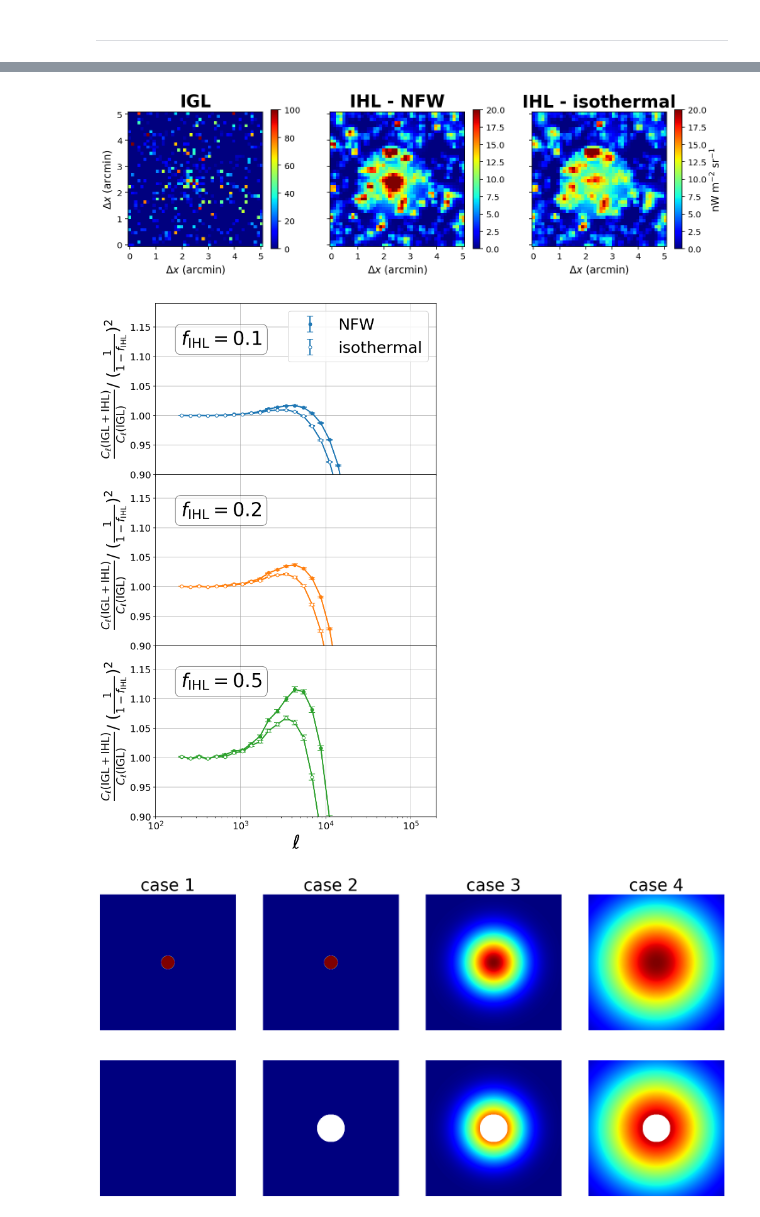
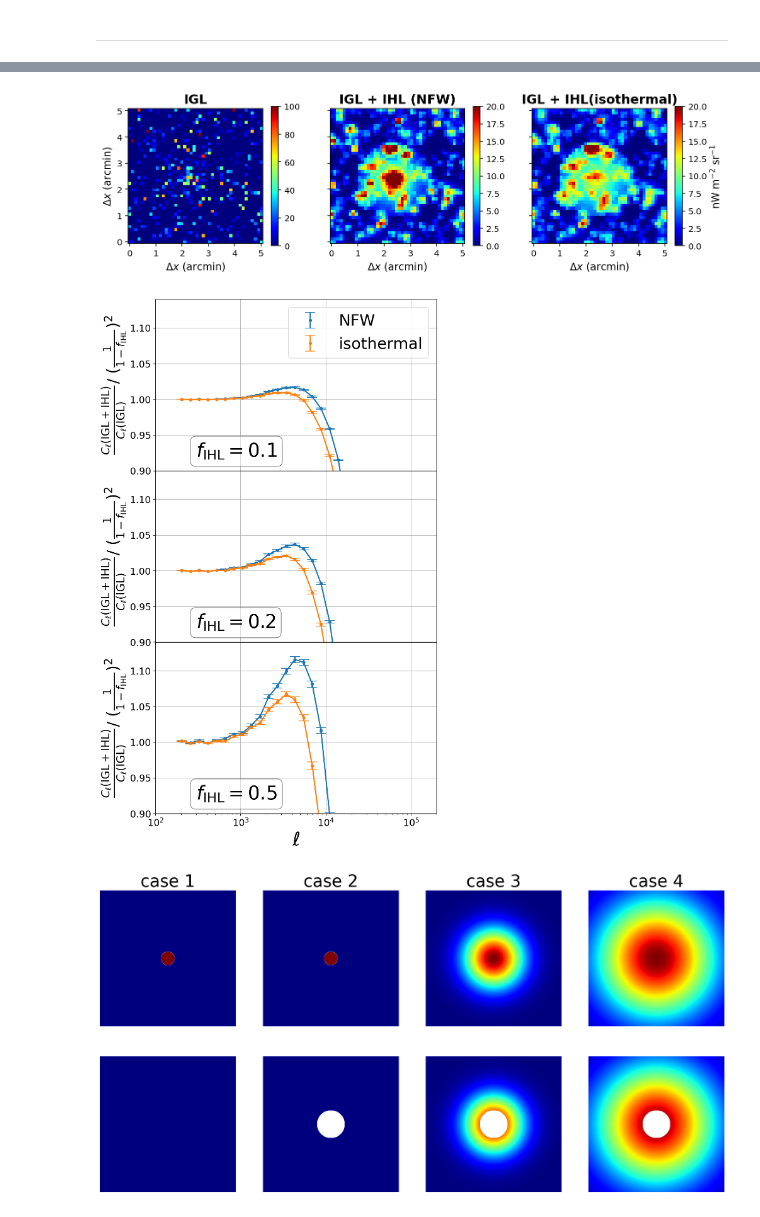
Before and after one commit to yuntingcheng/python_ciber, a Jupyter notebook: stack_modelfit/MICECAT_paperfigs.ipynb, the cells around one changed output, grey strips where cells are left out. Cells and saved outputs as stored; diff of their text form; code cells hidden in the pictures.

```diff
--- a/stack_modelfit/MICECAT_paperfigs.ipynb
+++ b/stack_modelfit/MICECAT_paperfigs.ipynb
@@ -227,6 +449,7 @@ for i, m_th in enumerate([-np.inf,18,20]):
 
     ax[i].loglog(l, Dla_fit - Dl2_fit,'C0', lw=3, label='1H (clus)')
 
+    ax[i].axvline(np.pi/((15*u.arcsec).to(u.rad).value), c='k', ls='--', lw=2)
     ax[i].set_ylim([3e-2,3e2])
     ax[i].set_xlim([1e2,2e5])
     ax[i].tick_params(labelsize=15)
@@ -283,13 +506,16 @@ for i, iz in enumerate([2,6]):
     ax[i].set_xlim([1e2,2e5])
     ax[i].tick_params(labelsize=15)
     ax[i].grid()
-    ax[i].text(1.1e2, 2e-1, '{} < z < {}'.format(zmin, zmax), fontsize=25)
-ax[0].legend(fontsize=15, loc=4)
+    ax[i].text(1.1e4, 1.5e-3, '{} < z < {}'.format(zmin, zmax), fontsize=20,
+               bbox={'boxstyle':'round','facecolor': 'white', 'alpha':0.5})
+ax[0].legend(fontsize=15, loc=2)
 ax[0].set_ylabel(r'$\ell(\ell+1)C_\ell/2\pi$'+'\n'+r'$[nW^{2}m^{-4} sr^{-2}]$', fontsize=20)
 ax[1].set_ylabel(r'$\ell(\ell+1)C_\ell/2\pi$'+'\n'+r'$[nW^{2}m^{-4} sr^{-2}]$', fontsize=20)
 ax[1].set_xlabel(r'$\ell$', fontsize=25)
 ax[0].tick_params(axis='x',labelbottom=False)
 ax[1].set_yticks([1e-3,1e-2,1e-1,1e0])
+ax[0].axvline(1.4e3, c='k', ls='--', lw=3)
+ax[1].axvline(3e3, c='k', ls='--', lw=3)
 plt.subplots_adjust(hspace=0)
 plt.savefig('plots/MICECAT_paperfig/IGL_Cl_z.pdf',dpi=100, bbox_inches='tight')
 # %% [output]
@@ -570,7 +796,7 @@ Dla_fit = Dl.copy()
 Dla_fit[idx_cut:] = np.exp(spline_fit(np.log(l[idx_cut:])))
 ax[0].loglog(l, Dla_fit,'k', lw=2, label='IGL')
 ax[0].errorbar(l[Dla_fit>3e-2], Dla_fit[Dla_fit>3e-2], Dl_err[Dla_fit>3e-2], c='k',
-               capsize=5, markersize=10, elinewidth=2, markeredgewidth=1, fmt='.')
+               capsize=8, markersize=10, elinewidth=2, markeredgewidth=1, fmt='.')
 
 r = np.median(Cla_shsub/Cl2_shsub, axis=0)
 r_err = (np.percentile(Cla_shsub/Cl2_shsub, 84, axis=0) \
@@ -582,7 +808,7 @@ r_fit = r.copy()
 r_fit[idx_cut:] = np.exp(spline_fit(np.log(l[idx_cut:])))
 ax[1].semilogx(l[Cl2_SNR>1], r_fit[Cl2_SNR>1], 'k', lw=2)
 ax[1].errorbar(l[Cl2_SNR>1], r_fit[Cl2_SNR>1], r_err[Cl2_SNR>1], c='k',
-               capsize=5, markersize=10, elinewidth=2, markeredgewidth=1, fmt='.')
+               capsize=8, markersize=10, elinewidth=2, markeredgewidth=1, fmt='.')
 
 ax[1].axhline(1, c='k', lw=3, ls='--')
 ax[2].axhline(1, c='k', lw=3, ls='--')
@@ -607,7 +833,7 @@ for i, f_IHL in enumerate(f_IHL_arr):
                  label='IGL + IHL, ' + r'$f_{\rm IHL}$'+ ' = {}'.format(f_IHL))
     ax[0].errorbar(l[Dlah_fit>3e-2], Dlah_fit[Dlah_fit>3e-2], Dl_err[Dlah_fit>3e-2],
                    c='C'+str(i),
-                   capsize=5, markersize=10, elinewidth=2, markeredgewidth=1, fmt='.')
+                   capsize=8, markersize=10, elinewidth=2, markeredgewidth=1, fmt='.')
 
     r = np.median(Clah_shsub/Cla_shsub/(1+r_IHL)**2, axis=0)
     r_err = (np.percentile(Clah_shsub/Cla_shsub/(1+r_IHL)**2, 84, axis=0) \
@@ -619,7 +845,7 @@ for i, f_IHL in enumerate(f_IHL_arr):
     r_fit[idx_cut:] = np.exp(spline_fit(np.log(l[idx_cut:])))
     ax[2].semilogx(l, r_fit, 'C'+str(i), lw=2)
     ax[2].errorbar(l[r_fit>0.9], r_fit[r_fit>0.9], r_err[r_fit>0.9], c='C'+str(i),
-                   capsize=5, markersize=10, elinewidth=2, markeredgewidth=1, fmt='.')
+                   capsize=8, markersize=10, elinewidth=2, markeredgewidth=1, fmt='.')
 
     r = np.median(Clah_shsub/Cl2_shsub/(1+r_IHL)**2, axis=0)
     r_err = (np.percentile(Clah_shsub/Cl2_shsub/(1+r_IHL)**2, 84, axis=0) \
@@ -631,7 +857,7 @@ for i, f_IHL in enumerate(f_IHL_arr):
     r_fit[idx_cut:] = np.exp(spline_fit(np.log(l[idx_cut:])))
     ax[1].semilogx(l[Cl2_SNR>1], r_fit[Cl2_SNR>1], 'C'+str(i), lw=2)
     ax[1].errorbar(l[Cl2_SNR>1], r_fit[Cl2_SNR>1], r_err[Cl2_SNR>1], c='C'+str(i),
-                   capsize=5, markersize=10, elinewidth=2, markeredgewidth=1, fmt='.')
+                   capsize=8, markersize=10, elinewidth=2, markeredgewidth=1, fmt='.')
 
 ax[0].set_ylim([3e-2,1e1])
 ax[0].tick_params(labelsize=15)
@@ -682,7 +908,7 @@ ax[0].set_xlabel(r"$\Delta x$ (arcmin)", fontsize=12)
 ax[0].set_ylabel(r"$\Delta x$ (arcmin)", fontsize=12)
 ax[0].set_yticks(pixticks)
 ax[0].set_yticklabels(pixtick_labels, fontsize=10)
-ax[0].set_title('IGL', fontsize=20, weight='bold')
+ax[0].set_title('IGL', fontsize=15, weight='bold')
 
 p = imageclip(ihlmap_NFW[690:734,160:204], ax=ax[1], vmin=0, vmax=20, return_objects=True)
 ax[1].set_xticks(pixticks)
@@ -690,7 +916,7 @@ ax[1].set_xticklabels(pixtick_labels, fontsize=10)
 ax[1].set_xlabel(r"$\Delta x$ (arcmin)", fontsize=12)
 ax[1].set_yticks(pixticks)
 ax[1].set_yticklabels(['']*len(pixticks), fontsize=10)
-ax[1].set_title('IHL - NFW', fontsize=20, weight='bold')
+ax[1].set_title('IGL + IHL (NFW)', fontsize=15, weight='bold')
 
 p = imageclip(ihlmap_iso[690:734,160:204], ax=ax[2], vmin=0, vmax=20, return_objects=True)
 p['cbar'].ax.set_ylabel(r'nW m$^{-2}$ sr$^{-1}$', rotation=90, fontsize=12)
@@ -699,10 +925,10 @@ ax[2].set_xticklabels(pixtick_labels, fontsize=10)
 ax[2].set_xlabel(r"$\Delta x$ (arcmin)", fontsize=12)
 ax[2].set_yticks(pixticks)
 ax[2].set_yticklabels(['']*len(pixticks), fontsize=10)
-ax[2].set_title('IHL - isothermal', fontsize=20, weight='bold')
+ax[2].set_title('IGL + IHL(isothermal)', fontsize=15, weight='bold')
 plt.savefig('plots/MICECAT_paperfig/IHL_prof_img.pdf',dpi=100, bbox_inches='tight')
 # %% [output]
-[figure, old version]
+[figure, new version]
 # %%
 m_th = 20
 Cl_data = get_Cl_data_ihlmodel(m_th=m_th)
@@ -727,42 +953,42 @@ for i, f_IHL in enumerate(f_IHL_arr):
         Clah_shsub = Clah - Cla_sh * (1+r_IHL)**2
 
         r = np.median(Clah_shsub/Cla_shsub/(1+r_IHL)**2, axis=0)
         r_err = (np.percentile(Clah_shsub/Cla_shsub/(1+r_IHL)**2, 84, axis=0) \
         - np.percentile(Clah_shsub/Cla_shsub/(1+r_IHL)**2, 16, axis=0))/2
         r_err /= np.sqrt(200/4) # SPHEREx deep fields 200 ==> deg^2 = 50 2x2 deg fields
         idx_cut = np.where(r<0)[0][0]
         spline_fit = scipy.interpolate.UnivariateSpline(np.log(l[idx_cut-4:idx_cut]),
                                                         np.log(r[idx_cut-4:idx_cut]))
         r_fit = r.copy()
         r_fit[idx_cut:] = np.exp(spline_fit(np.log(l[idx_cut:])))
 
         if ihlmodel == 'NFW':
-            ax[i].semilogx(l, r_fit, c='C'+str(i), lw=2)
-            ax[i].errorbar(l[:20], r_fit[:20], r_err[:20], c='C'+str(i), label=label,
-                           capsize=5, markersize=10, elinewidth=2, markeredgewidth=1, fmt='.')
+            ax[i].semilogx(l, r_fit, c=c, lw=2)
+            ax[i].errorbar(l[:20], r_fit[:20], r_err[:20], c=c, label=label,
+                           capsize=8, markersize=8, elinewidth=2, markeredgewidth=1, fmt='.')
         if ihlmodel == 'iso':
-            ax[i].semilogx(l, r_fit, c='C'+str(i), lw=2)
-            ax[i].errorbar(l[:20], r_fit[:20], r_err[:20], c='C'+str(i), mfc='white', label=label,
-                           capsize=5, markersize=10, elinewidth=2, markeredgewidth=1, fmt='.')
+            ax[i].semilogx(l, r_fit, c=c, lw=2)
+            ax[i].errorbar(l[:20], r_fit[:20], r_err[:20], c=c, label=label,
+                           capsize=8, markersize=8, elinewidth=2, markeredgewidth=1, fmt='.')
     ax[i].set_xscale('log')
     ax[i].tick_params(labelsize=15)
     ax[i].grid()
-    ax[i].set_ylim([0.9,1.19])
+    ax[i].set_ylim([0.9,1.14])
     ax[i].set_ylabel(r'$\frac{C_\ell{\rm (IGL + IHL)}}{C_\ell{\rm (IGL)}}$' +\
                      r'/ $(\frac{1}{1-f_{\rm IHL}})^2$', fontsize=25)
-    ax[i].text(2e2, 1.12, r'$f_{\rm IHL} = $' + '{}'.format(f_IHL), fontsize=30,
+    ax[i].text(3e2, 0.92, r'$f_{\rm IHL} = $' + '{}'.format(f_IHL), fontsize=30,
                bbox={'boxstyle':'round','facecolor': 'white', 'alpha':0.5})
 ax[0].legend(loc=1, fontsize=25)
 ax[2].set_xlabel(r'$\ell$', fontsize=30)
 ax[0].set_xlim([1e2,2e5])
 ax[1].set_xlim([1e2,2e5])
 ax[2].set_xlim([1e2,2e5])
 ax[0].tick_params(axis='x',labelbottom=False)
 ax[1].tick_params(axis='x',labelbottom=False)
 plt.subplots_adjust(hspace=0)
 plt.savefig('plots/MICECAT_paperfig/IHL_prof_Cl.pdf',dpi=100, bbox_inches='tight')
 # %% [output]
-[figure, old version]
+[figure, new version]
 # %%
 fig, ax = plt.subplots(2,4,figsize=(20,10))
 
```
Also changed, not shown: parts of 12 cells of this notebook, 1 other file.
